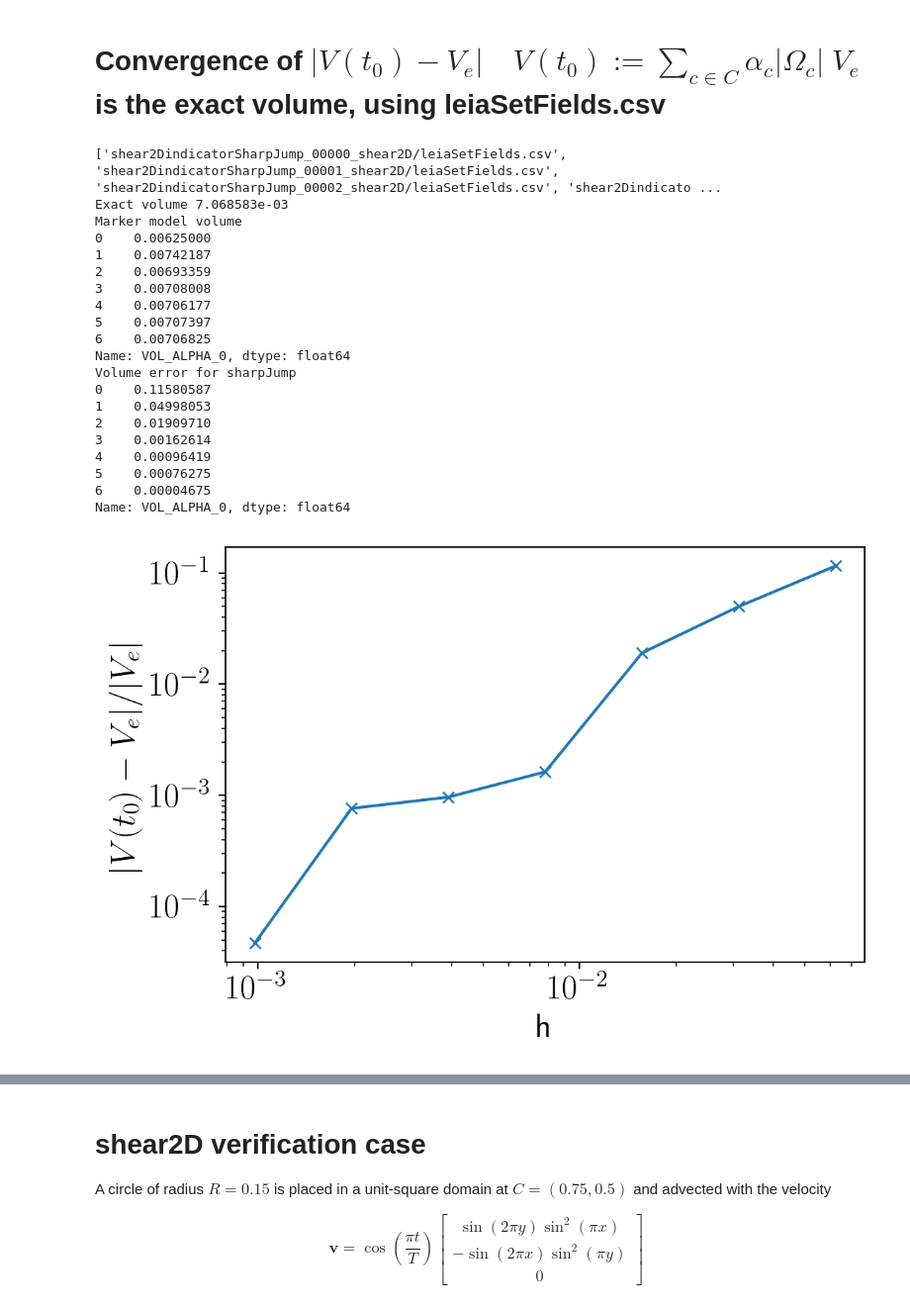
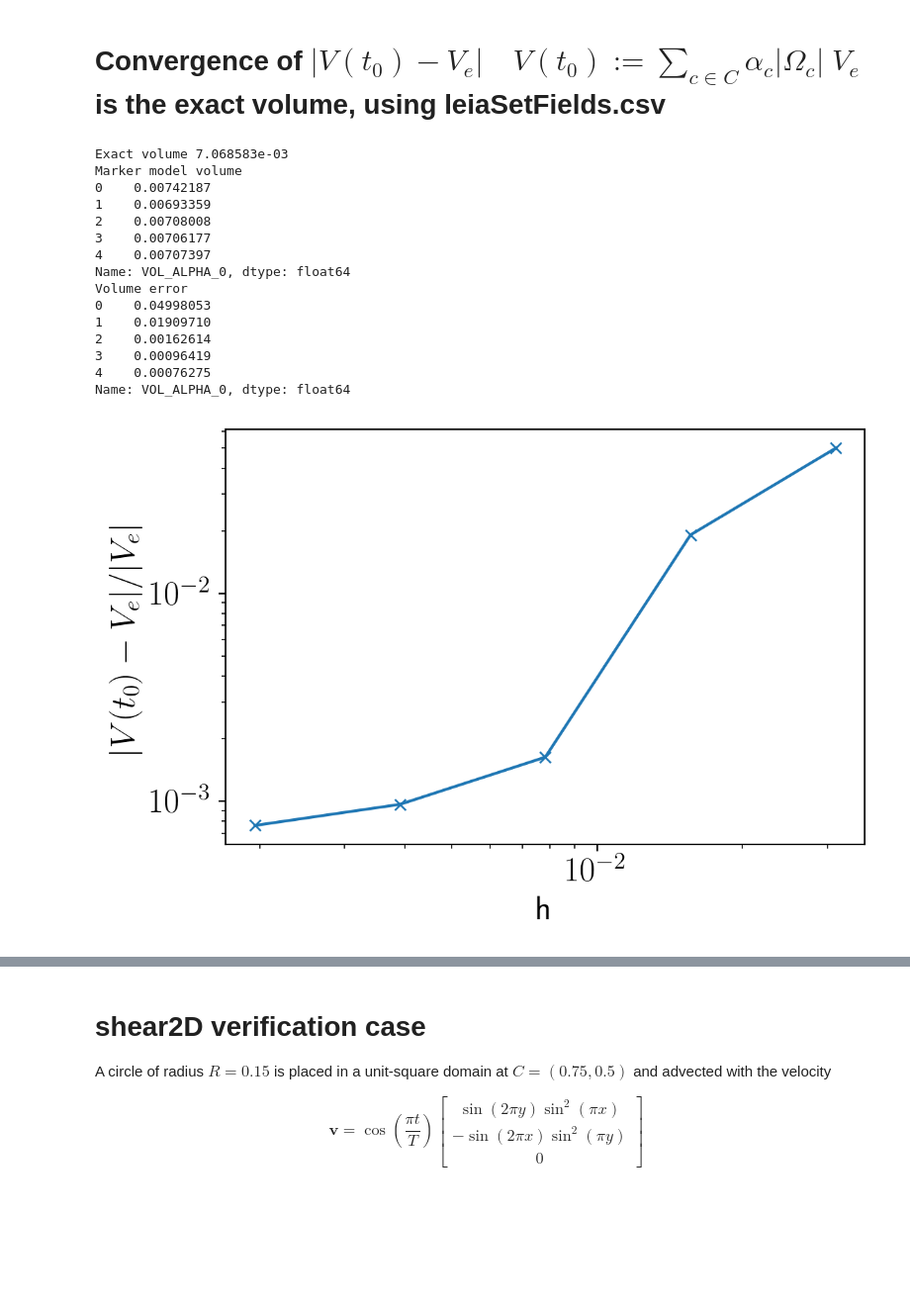
Before and after one commit to tmaric/leia, a Jupyter notebook: cases/shear2D.ipynb, the cells around one changed output, grey strips where cells are left out. Shown: that part at 99% size. Cells and saved outputs as stored; diff of their text form; code cells hidden in the pictures; blank space fills up the shorter version.

```diff
--- a/cases/shear2D.ipynb
+++ b/cases/shear2D.ipynb
@@ -31,43 +29,38 @@ def agglomerate_dframe(csv_filename="",study_pattern="",dframe_name=""):
 # %%
 R = 0.15 # From the test case definition
 A = R**2 * pi
 h_mesh = 0.1 # From system/blockMeshDict
 V_e = A * h_mesh
 
-sharpJump_dframe = agglomerate_dframe(csv_filename="leiaSetFields.csv",
-                                      study_pattern="shear2DindicatorSharpJump",
-                                      dframe_name="sharpJump")
+marker_dframe = agglomerate_dframe(csv_filename="leiaSetFields.csv",
+                                   study_pattern="meshConvergence",
+                                   dframe_name="marker")
 
 print ("Exact volume %e" % V_e)
 print ("Marker model volume")
-print (sharpJump_dframe["VOL_ALPHA_0"])
-volume_error_sharpJump = abs(sharpJump_dframe["VOL_ALPHA_0"] - V_e) / V_e
-print ("Volume error for sharpJump")
-print (volume_error_sharpJump)
-plt.plot(sharpJump_dframe["H"], volume_error_sharpJump, '-x')
+print (marker_dframe["VOL_ALPHA_0"])
+volume_error = abs(marker_dframe["VOL_ALPHA_0"] - V_e) / V_e
+print ("Volume error")
+print (volume_error)
+plt.plot(marker_dframe["H"], volume_error, '-x')
 plt.ylabel("$|V(t_0) - V_e|/|V_e|$")
 plt.xlabel("h")
 plt.loglog()
-plt.savefig("leiaLevelSetFoam-sharpJump-V0-error.pdf", bbox_inches="tight")
+plt.savefig("leiaLevelSetFoam-marker-V0-error.pdf", bbox_inches="tight")
 # %% [output]
-['shear2DindicatorSharpJump_00000_shear2D/leiaSetFields.csv', 'shear2DindicatorSharpJump_00001_shear2D/leiaSetFields.csv', 'shear2DindicatorSharpJump_00002_shear2D/leiaSetFields.csv', 'shear2Dindicato ...
 Exact volume 7.068583e-03
 Marker model volume
-0    0.00625000
-1    0.00742187
-2    0.00693359
-3    0.00708008
-4    0.00706177
-5    0.00707397
-6    0.00706825
+0    0.00742187
+1    0.00693359
+2    0.00708008
+3    0.00706177
+4    0.00707397
 Name: VOL_ALPHA_0, dtype: float64
-Volume error for sharpJump
-0    0.11580587
-1    0.04998053
-2    0.01909710
-3    0.00162614
-4    0.00096419
-5    0.00076275
-6    0.00004675
+Volume error
+0    0.04998053
+1    0.01909710
+2    0.00162614
+3    0.00096419
+4    0.00076275
 Name: VOL_ALPHA_0, dtype: float64
-[figure, old version]
+[figure, new version]
```
Also changed, not shown: parts of 5 cells of this notebook, 20 other files.
